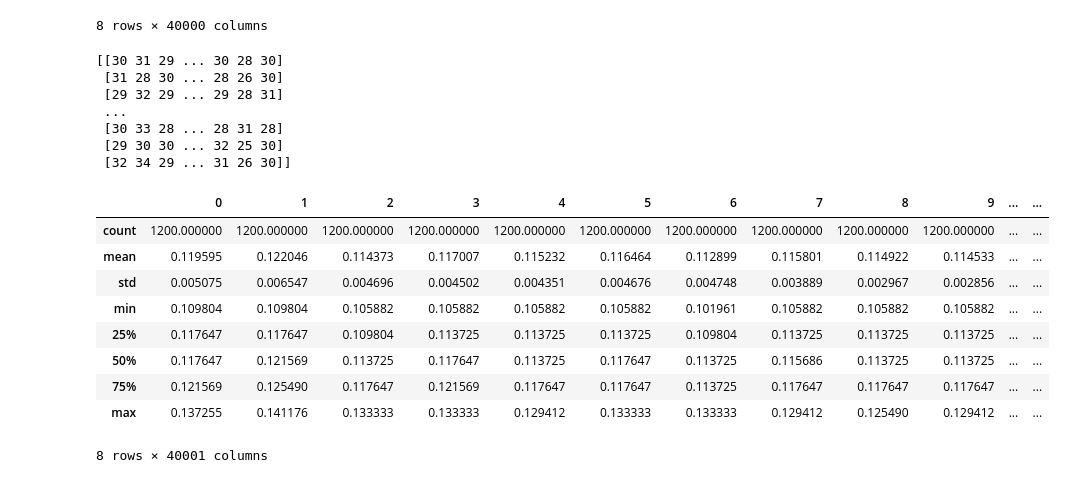
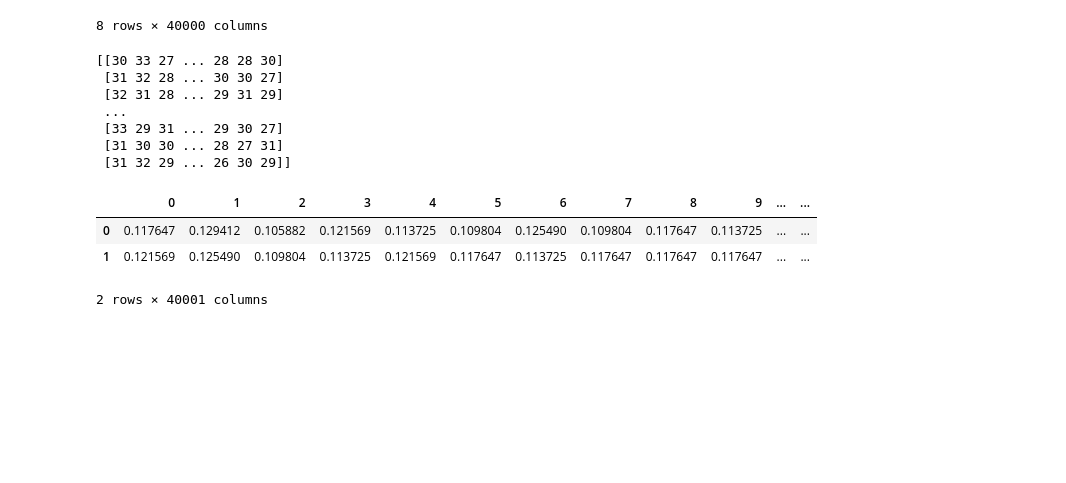
Before and after one commit to teostereciu/mlp, a Jupyter notebook: notebooks/explore.ipynb, the cells around one changed output. Saved outputs shown, nothing was run; the diff lists cells and outputs as text; code cells hidden in the pictures; blank space fills up the shorter version.

```diff
--- a/notebooks/explore.ipynb
+++ b/notebooks/explore.ipynb
@@ -181,7 +179,9 @@ def process_row(row):
     return new_row
 
 # sample 50 random data points from each sign
-small_df = df.groupby('category', group_keys=False).apply(lambda x: x.sample(50, random_state=RANDOM_SEED))
+small_df = df.groupby('category', group_keys=False).apply(lambda x: x.sample(50, ignore_index=True, random_state=RANDOM_SEED))
+# shuffle
+small_df = small_df.sample(frac=1).reset_index(drop=True)
 # turn each image into a 1d numerical array
 result_df = small_df.apply(process_row, axis=1, result_type="expand")
 # %%
@@ -213,27 +213,24 @@ image_columns.describe()
 # %%
 x = np.array(image_columns.values)
 print(x)
+
+# scale pixel values to [0,1]
 x_scaled = x / np.max(np.max(x))
 
 scaled_df = pd.DataFrame(x_scaled)
 scaled_df['label'] = result_df['label']
 
 scaled_df.describe()
+scaled_df.head(2)
 # %% [output]
-[[30 31 29 ... 30 28 30]
- [31 28 30 ... 28 26 30]
- [29 32 29 ... 29 28 31]
+[[30 33 27 ... 28 28 30]
+ [31 32 28 ... 30 30 27]
+ [32 31 28 ... 29 31 29]
  ...
- [30 33 28 ... 28 31 28]
- [29 30 30 ... 32 25 30]
- [32 34 29 ... 31 26 30]]
+ [33 29 31 ... 29 30 27]
+ [31 30 30 ... 28 27 31]
+ [31 32 29 ... 26 30 29]]
 |  | 0 | 1 | 2 | 3 | 4 | 5 | 6 | 7 | 8 | 9 | ... | ... |
-| count | 1200.000000 | 1200.000000 | 1200.000000 | 1200.000000 | 1200.000000 | 1200.000000 | 1200.000000 | 1200.000000 | 1200.000000 | 1200.000000 | ... | ... |
-| mean | 0.119595 | 0.122046 | 0.114373 | 0.117007 | 0.115232 | 0.116464 | 0.112899 | 0.115801 | 0.114922 | 0.114533 | ... | ... |
-| std | 0.005075 | 0.006547 | 0.004696 | 0.004502 | 0.004351 | 0.004676 | 0.004748 | 0.003889 | 0.002967 | 0.002856 | ... | ... |
-| min | 0.109804 | 0.109804 | 0.105882 | 0.105882 | 0.105882 | 0.105882 | 0.101961 | 0.105882 | 0.105882 | 0.105882 | ... | ... |
-| 25% | 0.117647 | 0.117647 | 0.109804 | 0.113725 | 0.113725 | 0.113725 | 0.109804 | 0.113725 | 0.113725 | 0.113725 | ... | ... |
-| 50% | 0.117647 | 0.121569 | 0.113725 | 0.117647 | 0.113725 | 0.117647 | 0.113725 | 0.115686 | 0.113725 | 0.113725 | ... | ... |
-| 75% | 0.121569 | 0.125490 | 0.117647 | 0.121569 | 0.117647 | 0.117647 | 0.113725 | 0.117647 | 0.117647 | 0.117647 | ... | ... |
-| max | 0.137255 | 0.141176 | 0.133333 | 0.133333 | 0.129412 | 0.133333 | 0.133333 | 0.129412 | 0.125490 | 0.129412 | ... | ... |
+| 0 | 0.117647 | 0.129412 | 0.105882 | 0.121569 | 0.113725 | 0.109804 | 0.125490 | 0.109804 | 0.117647 | 0.113725 | ... | ... |
+| 1 | 0.121569 | 0.125490 | 0.109804 | 0.113725 | 0.121569 | 0.117647 | 0.113725 | 0.117647 | 0.117647 | 0.117647 | ... | ... |
-8 rows × 40001 columns
+2 rows × 40001 columns
```
Also changed, not shown: parts of 7 cells of this notebook.
